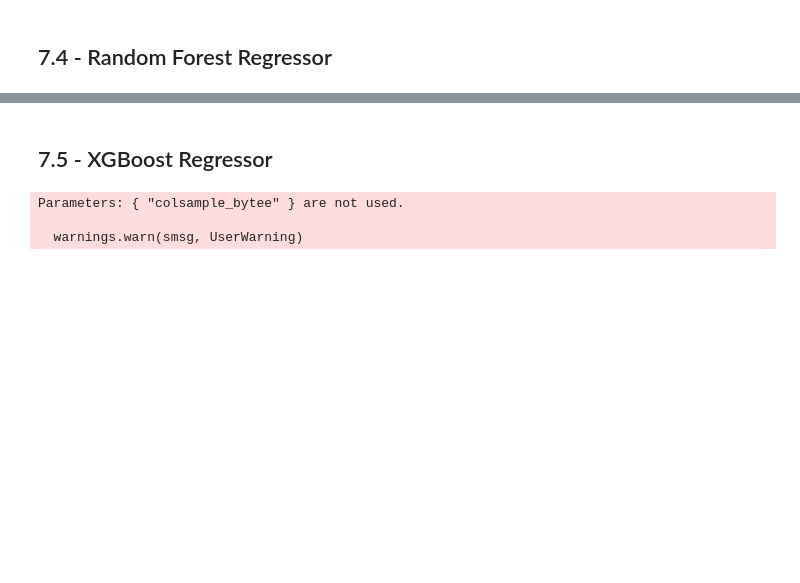
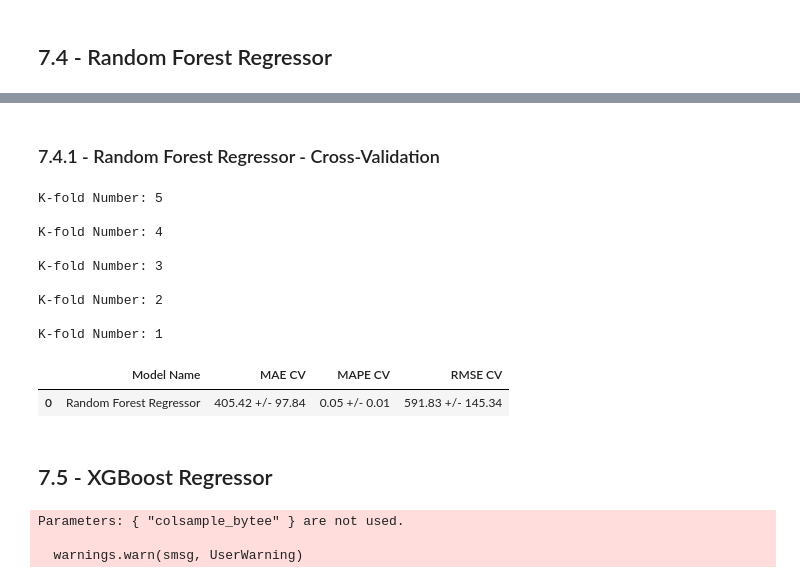
Before and after one commit to raphacanejo/rossmann_store_sales, a Jupyter notebook: passo_07_modelos_de_machine_learning.ipynb, the cells around one changed output, grey strips where cells are left out. Saved outputs shown, nothing was run; the diff lists cells and outputs as text; code cells hidden in the pictures; blank space fills up the shorter version.

```diff
--- a/passo_07_modelos_de_machine_learning.ipynb
+++ b/passo_07_modelos_de_machine_learning.ipynb
@@ -1925,3 +1955,21 @@ rf_result
+# %% [markdown]
+### 7.4.1 - Random Forest Regressor - Cross-Validation
+# %%
+rf = RandomForestRegressor(n_estimators=100, n_jobs=-1, random_state=42).fit(x_train, y_train)
+rf_result_cv = cross_validation(x_training, 5, 'Random Forest Regressor', rf, verbose=True)
+rf_result_cv
+# %% [output]
+K-fold Number: 5
+
+K-fold Number: 4
+
+K-fold Number: 3
+
+K-fold Number: 2
+
+K-fold Number: 1
+|  | Model Name | MAE CV | MAPE CV | RMSE CV |
+| 0 | Random Forest Regressor | 405.42 +/- 97.84 | 0.05 +/- 0.01 | 591.83 +/- 145.34 |
 # %% [markdown]
 ## 7.5 - XGBoost Regressor
 # %%
```
Also changed, not shown: parts of 25 cells of this notebook, 10 other files.
